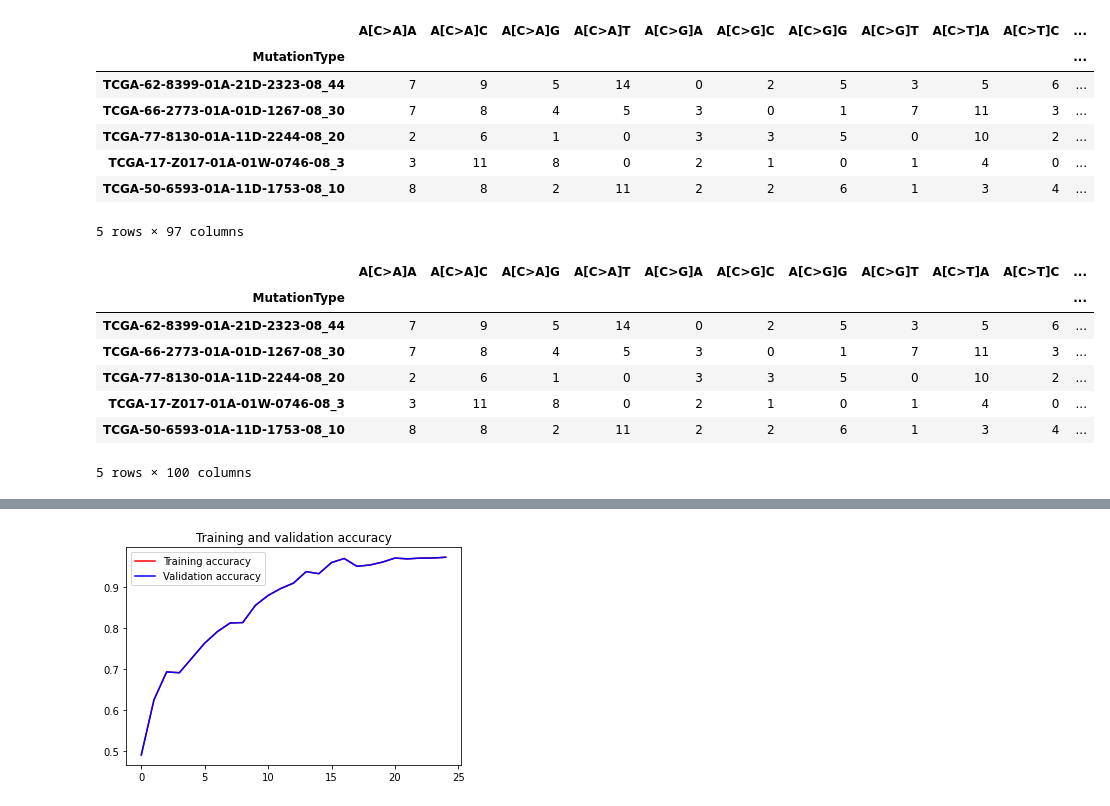
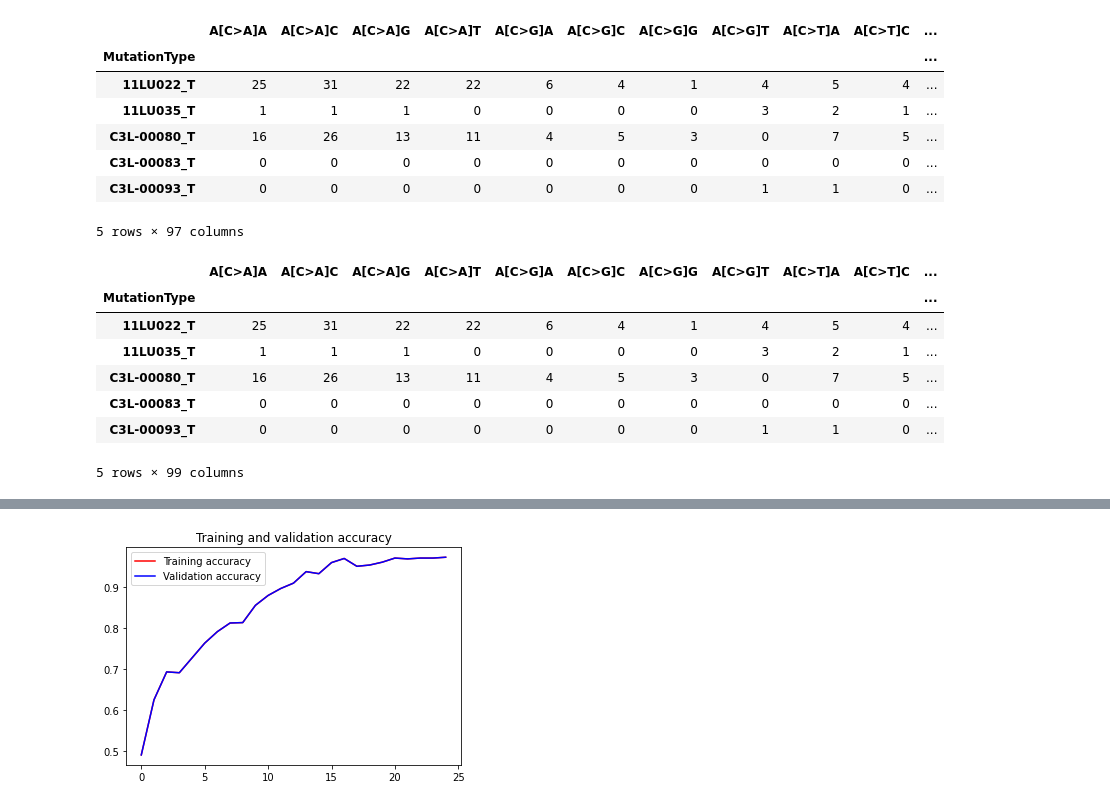
Before and after one commit to a00101/datascience101, a Jupyter notebook: pytorch.ipynb, the cells around one changed output, grey strips where cells are left out. Cells and saved outputs as stored; diff of their text form; code cells hidden in the pictures.

```diff
--- a/pytorch.ipynb
+++ b/pytorch.ipynb
@@ -4,16 +4,16 @@
 import tensorflow as tf
 import pandas as pd
 # %%
-df = pd.read_table("Test_sample.txt", sep="\t", index_col=0)
+df = pd.read_table("Train_sample.txt", sep="\t", index_col=0)
 df.head()
 # %% [output]
 |  | A[C>A]A | A[C>A]C | A[C>A]G | A[C>A]T | A[C>G]A | A[C>G]C | A[C>G]G | A[C>G]T | A[C>T]A | A[C>T]C | ... |
 | MutationType |  |  |  |  |  |  |  |  |  |  | ... |
-| TCGA-62-8399-01A-21D-2323-08_44 | 7 | 9 | 5 | 14 | 0 | 2 | 5 | 3 | 5 | 6 | ... |
-| TCGA-66-2773-01A-01D-1267-08_30 | 7 | 8 | 4 | 5 | 3 | 0 | 1 | 7 | 11 | 3 | ... |
-| TCGA-77-8130-01A-11D-2244-08_20 | 2 | 6 | 1 | 0 | 3 | 3 | 5 | 0 | 10 | 2 | ... |
-| TCGA-17-Z017-01A-01W-0746-08_3 | 3 | 11 | 8 | 0 | 2 | 1 | 0 | 1 | 4 | 0 | ... |
-| TCGA-50-6593-01A-11D-1753-08_10 | 8 | 8 | 2 | 11 | 2 | 2 | 6 | 1 | 3 | 4 | ... |
+| 11LU022_T | 25 | 31 | 22 | 22 | 6 | 4 | 1 | 4 | 5 | 4 | ... |
+| 11LU035_T | 1 | 1 | 1 | 0 | 0 | 0 | 0 | 3 | 2 | 1 | ... |
+| C3L-00080_T | 16 | 26 | 13 | 11 | 4 | 5 | 3 | 0 | 7 | 5 | ... |
+| C3L-00083_T | 0 | 0 | 0 | 0 | 0 | 0 | 0 | 0 | 0 | 0 | ... |
+| C3L-00093_T | 0 | 0 | 0 | 0 | 0 | 0 | 0 | 1 | 1 | 0 | ... |
 5 rows × 97 columns
 # %%
 encoded_df = pd.get_dummies(df)
@@ -21,11 +21,11 @@ encoded_df.head()
 # %% [output]
 |  | A[C>A]A | A[C>A]C | A[C>A]G | A[C>A]T | A[C>G]A | A[C>G]C | A[C>G]G | A[C>G]T | A[C>T]A | A[C>T]C | ... |
 | MutationType |  |  |  |  |  |  |  |  |  |  | ... |
-| TCGA-62-8399-01A-21D-2323-08_44 | 7 | 9 | 5 | 14 | 0 | 2 | 5 | 3 | 5 | 6 | ... |
-| TCGA-66-2773-01A-01D-1267-08_30 | 7 | 8 | 4 | 5 | 3 | 0 | 1 | 7 | 11 | 3 | ... |
-| TCGA-77-8130-01A-11D-2244-08_20 | 2 | 6 | 1 | 0 | 3 | 3 | 5 | 0 | 10 | 2 | ... |
-| TCGA-17-Z017-01A-01W-0746-08_3 | 3 | 11 | 8 | 0 | 2 | 1 | 0 | 1 | 4 | 0 | ... |
-| TCGA-50-6593-01A-11D-1753-08_10 | 8 | 8 | 2 | 11 | 2 | 2 | 6 | 1 | 3 | 4 | ... |
+| 11LU022_T | 25 | 31 | 22 | 22 | 6 | 4 | 1 | 4 | 5 | 4 | ... |
+| 11LU035_T | 1 | 1 | 1 | 0 | 0 | 0 | 0 | 3 | 2 | 1 | ... |
+| C3L-00080_T | 16 | 26 | 13 | 11 | 4 | 5 | 3 | 0 | 7 | 5 | ... |
+| C3L-00083_T | 0 | 0 | 0 | 0 | 0 | 0 | 0 | 0 | 0 | 0 | ... |
+| C3L-00093_T | 0 | 0 | 0 | 0 | 0 | 0 | 0 | 1 | 1 | 0 | ... |
-5 rows × 100 columns
+5 rows × 99 columns
 # %%
 독립 = encoded_df[["A[C>A]A","A[C>A]C","A[C>A]G","A[C>A]T","A[C>G]A","A[C>G]C","A[C>G]G","A[C>G]T","A[C>T]A","A[C>T]C","A[C>T]G","A[C>T]T","A[T>A]A","A[T>A]C","A[T>A]G","A[T>A]T","A[T>C]A","A[T>C]C","A[T>C]G","A[T>C]T","A[T>G]A","A[T>G]C","A[T>G]G","A[T>G]T","C[C>A]A","C[C>A]C","C[C>A]G","C[C>A]T","C[C>G]A","C[C>G]C","C[C>G]G","C[C>G]T","C[C>T]A","C[C>T]C","C[C>T]G","C[C>T]T","C[T>A]A","C[T>A]C","C[T>A]G","C[T>A]T","C[T>C]A","C[T>C]C","C[T>C]G","C[T>C]T","C[T>G]A","C[T>G]C","C[T>G]G","C[T>G]T","G[C>A]A","G[C>A]C","G[C>A]G","G[C>A]T","G[C>G]A","G[C>G]C","G[C>G]G","G[C>G]T","G[C>T]A","G[C>T]C","G[C>T]G","G[C>T]T","G[T>A]A","G[T>A]C","G[T>A]G","G[T>A]T","G[T>C]A","G[T>C]C","G[T>C]G","G[T>C]T","G[T>G]A","G[T>G]C","G[T>G]G","G[T>G]T","T[C>A]A","T[C>A]C","T[C>A]G","T[C>A]T","T[C>G]A","T[C>G]C","T[C>G]G","T[C>G]T","T[C>T]A","T[C>T]C","T[C>T]G","T[C>T]T","T[T>A]A","T[T>A]C","T[T>A]G","T[T>A]T","T[T>C]A","T[T>C]C","T[T>C]G","T[T>C]T","T[T>G]A","T[T>G]C","T[T>G]G","T[T>G]T"]]
```
Also changed, not shown: parts of 13 cells of this notebook.
